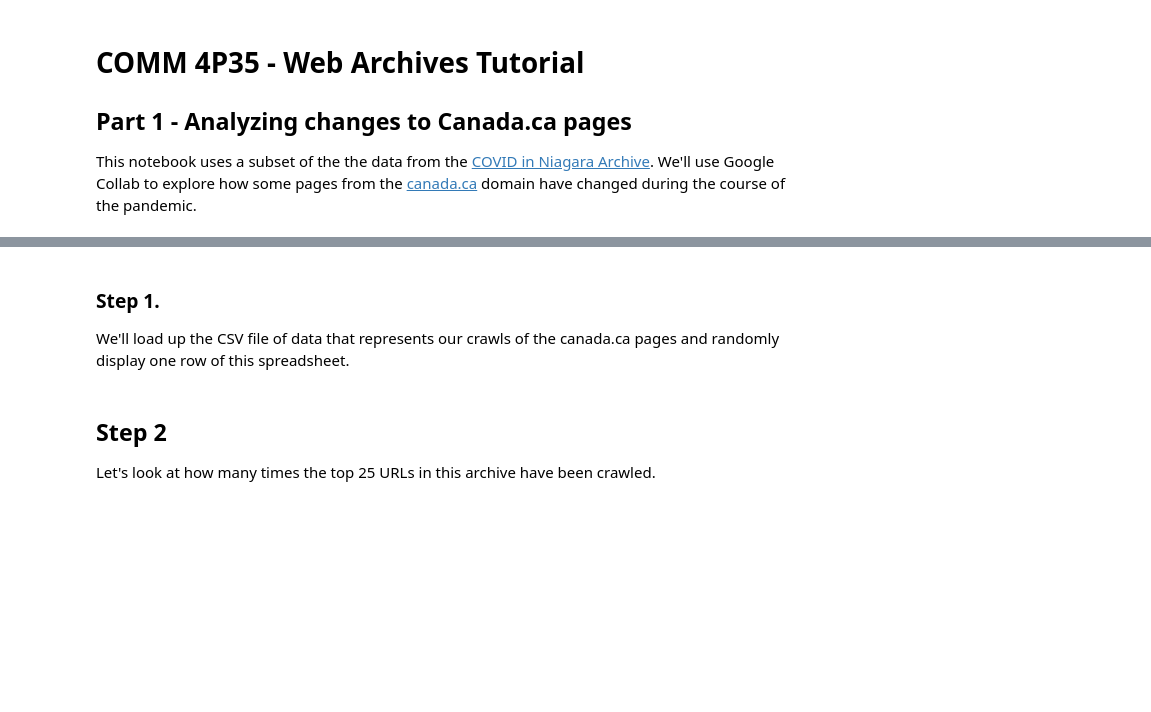
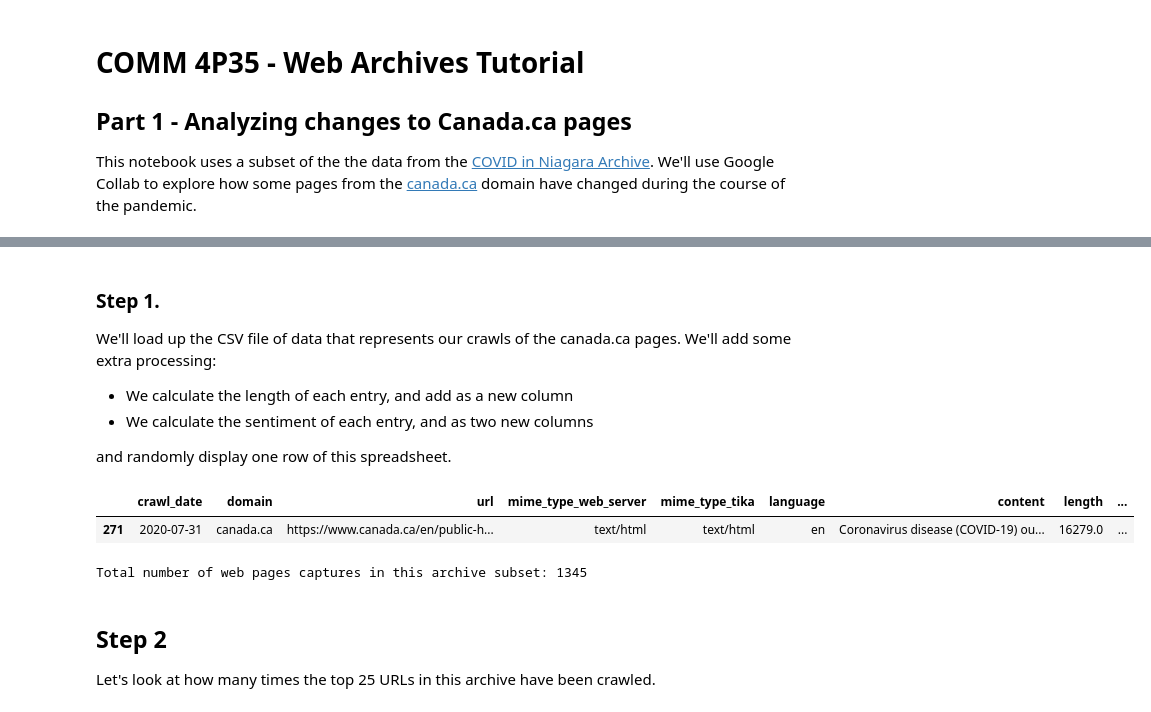
Before and after one commit to BrockDSL/ARCH_Data_Explore, a Jupyter notebook: COMM_4P35_Activity.ipynb, the cells around one changed output, grey strips where cells are left out. Drawn from its saved outputs; the diff is of its cells as text; code cells hidden in the pictures; blank space fills up the shorter version.

```diff
--- a/COMM_4P35_Activity.ipynb
+++ b/COMM_4P35_Activity.ipynb
@@ -28,17 +49,55 @@ import matplotlib.pyplot as plt
 # %% [markdown]
 ### Step 1.
 
-We'll load up the CSV file of data that represents our crawls of the canada.ca pages and randomly display one row of this spreadsheet.
+We'll load up the CSV file of data that represents our crawls of the canada.ca pages. We'll add some extra processing:
+
+- We calculate the length of each entry, and add as a new column
+- We calculate the sentiment of each entry, and as two new columns
+
+and randomly display one row of this spreadsheet.
 # %%
+
+#Open up the CSV file fo data
 web_page_text = pd.read_csv("https://raw.githubusercontent.com/BrockDSL/ARCH_Data_Explore/main/snap_shot_canada_ca.csv")
 
+
+#Make sure the date column is treated as a Date
 web_page_text['crawl_date']= pd.to_datetime(web_page_text['crawl_date'],format='%Y%m%d')
+
+
 #add an extra column with how the length of each crawl. Useful for later calculations
 for index, row in web_page_text.iterrows():
     web_page_text.at[index, "length"] = len(web_page_text.at[index,"content"])
+
+
+
+##add two extra columns to the date that shows the calculated 'sentiment' of the entries
+
+polarity = []
+subjectivity = []
+
+
+for entry in web_page_text.content:
+    #print(day,"\n")
+    score = TextBlob(entry)
+    polarity.append(score.sentiment.polarity)
+    subjectivity.append(score.sentiment.subjectivity)
+
+web_page_text['polarity'] = polarity
+web_page_text['subjectivity'] = subjectivity
+
+
+
+
+# A random 'sample' of 1 record
 web_page_text.sample(1)
+# %% [output]
+|  | crawl_date | domain | url | mime_type_web_server | mime_type_tika | language | content | length | ... |
+| 271 | 2020-07-31 | canada.ca | https://www.canada.ca/en/public-h... | text/html | text/html | en | Coronavirus disease (COVID-19) ou... | 16279.0 | ... |
 # %%
 print("Total number of web pages captures in this archive subset: " + str(len(web_page_text)))
+# %% [output]
+Total number of web pages captures in this archive subset: 1345
 # %% [markdown]
 ## Step 2
 
```
Also changed, not shown: parts of 12 cells of this notebook.
